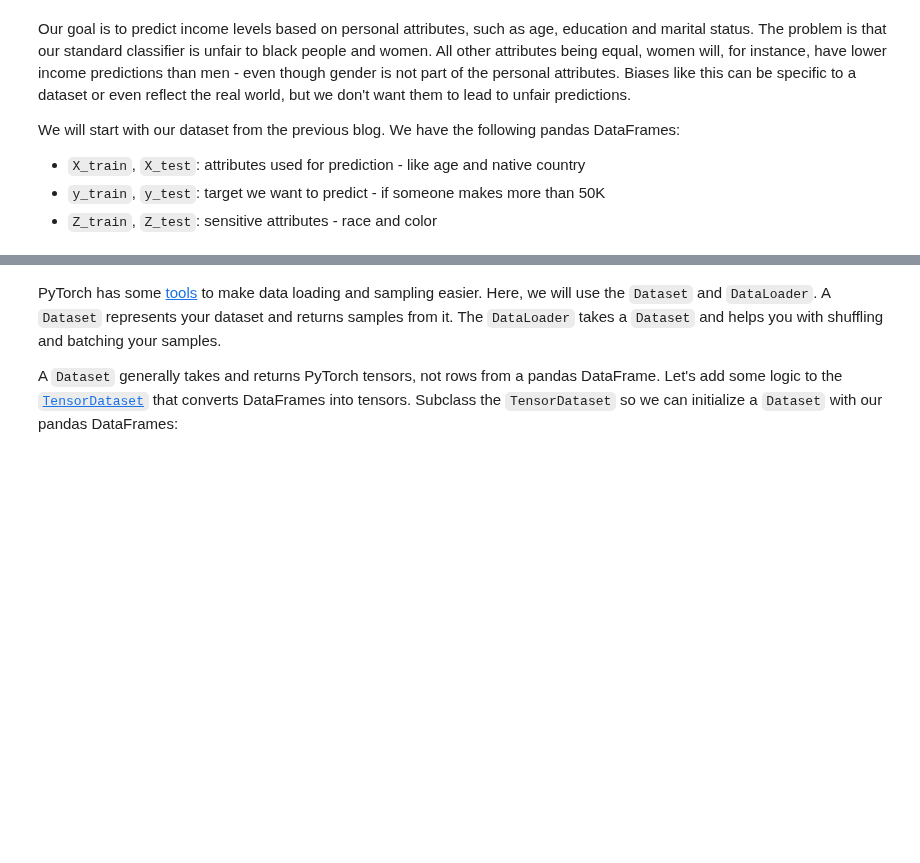
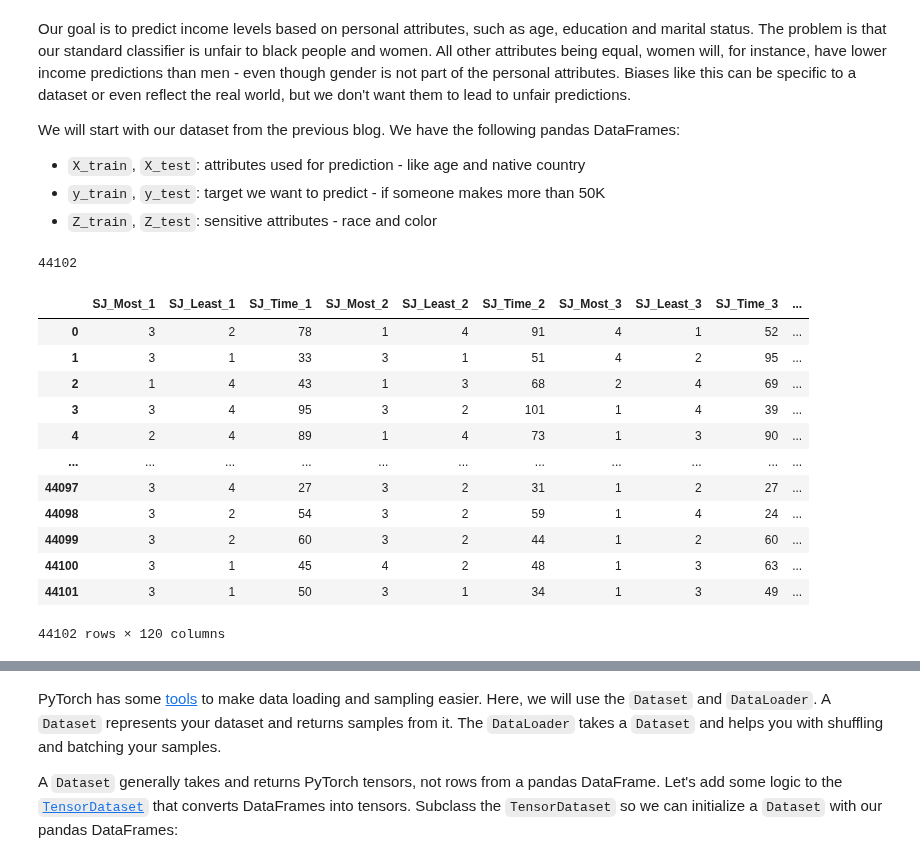
Before and after one commit to equialgo/fairness-in-ml, a Jupyter notebook: fairness-in-torch.ipynb, the cells around one changed output, grey strips where cells are left out. Drawn from its saved outputs; the diff is of its cells as text; code cells hidden in the pictures; blank space fills up the shorter version.

```diff
--- a/fairness-in-torch.ipynb
+++ b/fairness-in-torch.ipynb
@@ -65,3 +65,38 @@ We have the following pandas DataFrames:
 - `X_train`, `X_test`: attributes used for prediction - like age and native country
 - `y_train`, `y_test`: target we want to predict - if someone makes more than 50K
 - `Z_train`, `Z_test`: sensitive attributes - race and color
+# %%
+input_data = (pd.read_csv('data/siop_2020/siop_2020_train_filled.csv', sep=r'\s*,\s*', engine='python'))
+print(len(input_data))
+# %% [output]
+44102
+# %%
+# sensitive attributes; we identify 'race' and 'sex' as sensitive attributes
+sensitive_attribs = ['Protected_Group']
+
+Z = (input_data.loc[:, sensitive_attribs])
+
+# targets; 1 when someone makes over 50k , otherwise 0
+y = (input_data['High_Performer'])
+
+# features; note that the 'target' and sentive attribute columns are dropped
+X = (input_data
+     .drop(columns=['UNIQUE_ID', 'Overall_Rating', 'Technical_Skills', 'Teamwork',
+                    'Customer_Service', 'Hire_Again', 'High_Performer', 'Protected_Group',
+                    'Retained', 'split']))
+
+X
+# %% [output]
+|  | SJ_Most_1 | SJ_Least_1 | SJ_Time_1 | SJ_Most_2 | SJ_Least_2 | SJ_Time_2 | SJ_Most_3 | SJ_Least_3 | SJ_Time_3 | ... |
+| 0 | 3 | 2 | 78 | 1 | 4 | 91 | 4 | 1 | 52 | ... |
+| 1 | 3 | 1 | 33 | 3 | 1 | 51 | 4 | 2 | 95 | ... |
+| 2 | 1 | 4 | 43 | 1 | 3 | 68 | 2 | 4 | 69 | ... |
+| 3 | 3 | 4 | 95 | 3 | 2 | 101 | 1 | 4 | 39 | ... |
+| 4 | 2 | 4 | 89 | 1 | 4 | 73 | 1 | 3 | 90 | ... |
+| ... | ... | ... | ... | ... | ... | ... | ... | ... | ... | ... |
+| 44097 | 3 | 4 | 27 | 3 | 2 | 31 | 1 | 2 | 27 | ... |
+| 44098 | 3 | 2 | 54 | 3 | 2 | 59 | 1 | 4 | 24 | ... |
+| 44099 | 3 | 2 | 60 | 3 | 2 | 44 | 1 | 2 | 60 | ... |
+| 44100 | 3 | 1 | 45 | 4 | 2 | 48 | 1 | 3 | 63 | ... |
+| 44101 | 3 | 1 | 50 | 3 | 1 | 34 | 1 | 3 | 49 | ... |
+44102 rows × 120 columns
```
Also changed, not shown: parts of 10 cells of this notebook, 10 other files.
